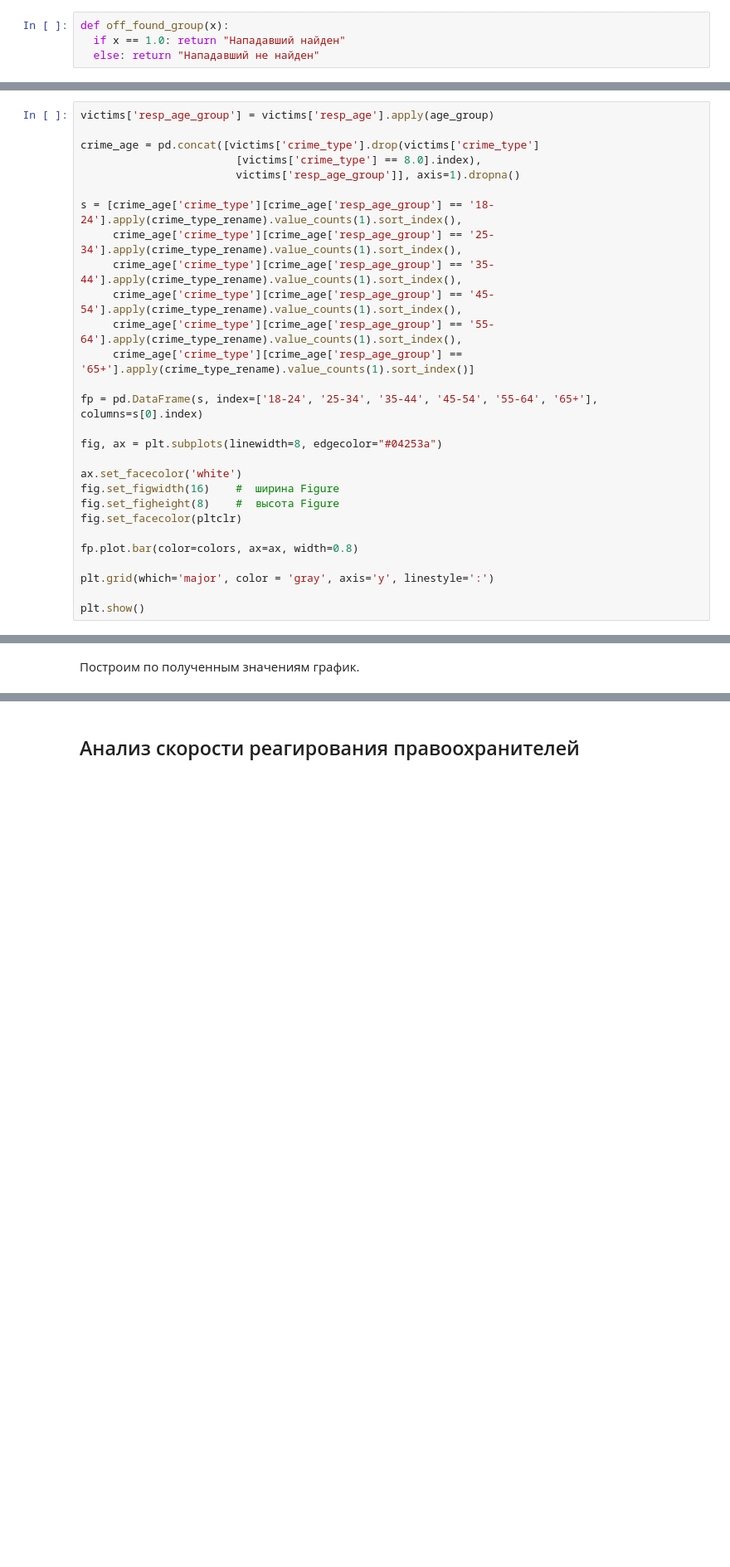
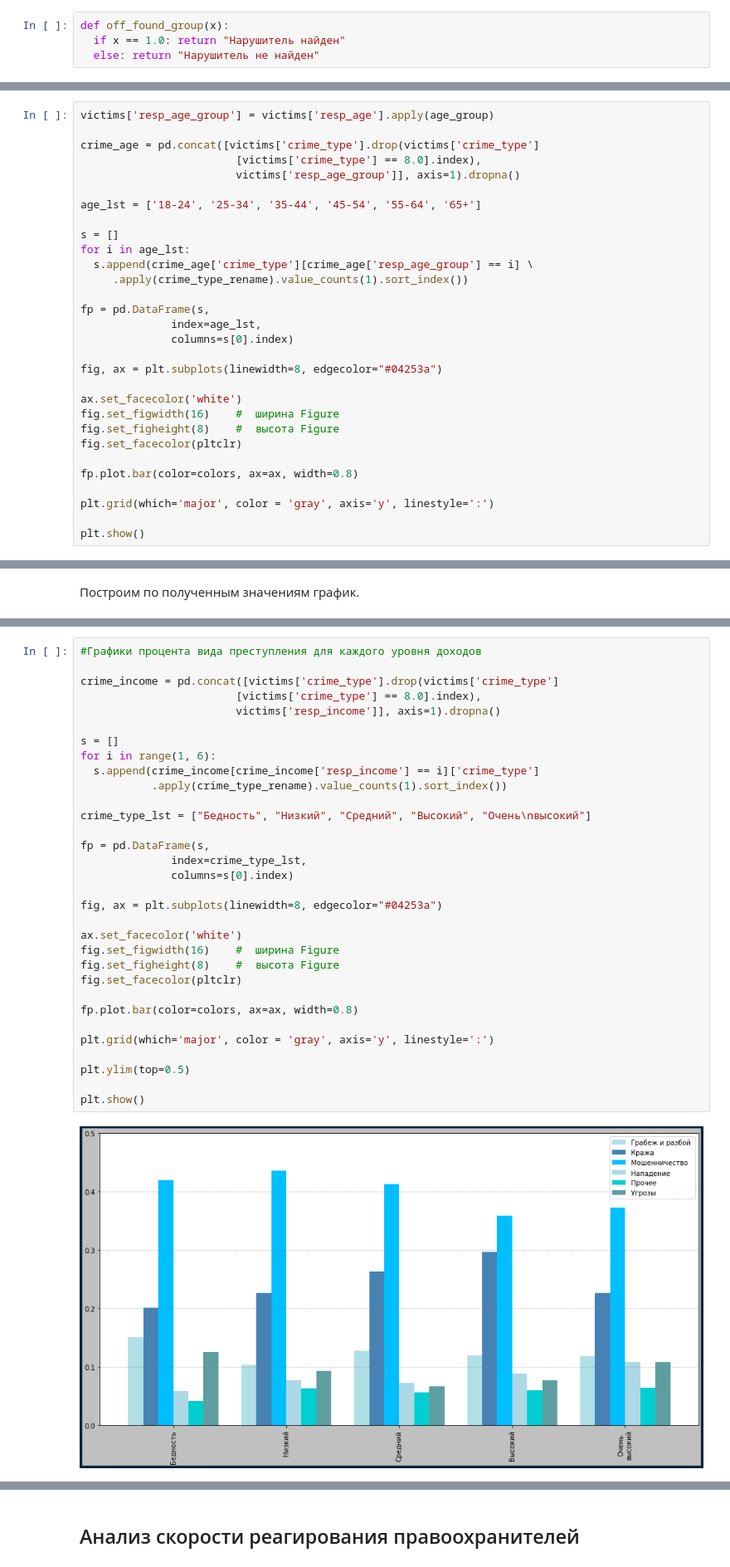
Before and after one commit to litosha/sirius, a Jupyter notebook: Анализ.ipynb, the cells around one changed output, grey strips where cells are left out. Shown at 83% size. Cells and saved outputs as stored; diff of their text form; blank space fills up the shorter version.

```diff
--- a/Анализ.ipynb
+++ b/Анализ.ipynb
@@ -299,8 +368,8 @@ plt.show()
 Создадим функцию для замены номера категории на её название
 # %%
 def off_found_group(x):
-  if x == 1.0: return "Нападавший найден"
-  else: return "Нападавший не найден"
+  if x == 1.0: return "Нарушитель найден"
+  else: return "Нарушитель не найден"
 # %% [markdown]
 Создадим необходимую выборку из датафрейма и определим, достаточен ли ее размер для последующего анализа
 # %%
@@ -619,14 +699,16 @@ crime_age = pd.concat([victims['crime_type'].drop(victims['crime_type']
                         [victims['crime_type'] == 8.0].index),
                         victims['resp_age_group']], axis=1).dropna()
 
-s = [crime_age['crime_type'][crime_age['resp_age_group'] == '18-24'].apply(crime_type_rename).value_counts(1).sort_index(),
-     crime_age['crime_type'][crime_age['resp_age_group'] == '25-34'].apply(crime_type_rename).value_counts(1).sort_index(),
-     crime_age['crime_type'][crime_age['resp_age_group'] == '35-44'].apply(crime_type_rename).value_counts(1).sort_index(),
-     crime_age['crime_type'][crime_age['resp_age_group'] == '45-54'].apply(crime_type_rename).value_counts(1).sort_index(),
-     crime_age['crime_type'][crime_age['resp_age_group'] == '55-64'].apply(crime_type_rename).value_counts(1).sort_index(),
-     crime_age['crime_type'][crime_age['resp_age_group'] == '65+'].apply(crime_type_rename).value_counts(1).sort_index()]
+age_lst = ['18-24', '25-34', '35-44', '45-54', '55-64', '65+']
 
-fp = pd.DataFrame(s, index=['18-24', '25-34', '35-44', '45-54', '55-64', '65+'], columns=s[0].index)
+s = []
+for i in age_lst:
+  s.append(crime_age['crime_type'][crime_age['resp_age_group'] == i] \
+     .apply(crime_type_rename).value_counts(1).sort_index())
+
+fp = pd.DataFrame(s,
+              index=age_lst,
+              columns=s[0].index)
 
 fig, ax = plt.subplots(linewidth=8, edgecolor="#04253a")
 
@@ -757,3 +805,37 @@ plt.grid(which='major', color = 'gray', axis='y', linestyle=':')
+# %%
+#Графики процента вида преступления для каждого уровня доходов
+
+crime_income = pd.concat([victims['crime_type'].drop(victims['crime_type']
+                        [victims['crime_type'] == 8.0].index),
+                        victims['resp_income']], axis=1).dropna()
+
+s = []
+for i in range(1, 6):
+  s.append(crime_income[crime_income['resp_income'] == i]['crime_type']
+           .apply(crime_type_rename).value_counts(1).sort_index())
+
+crime_type_lst = ["Бедность", "Низкий", "Средний", "Высокий", "Очень\nвысокий"]
+
+fp = pd.DataFrame(s,
+              index=crime_type_lst,
+              columns=s[0].index)
+
+fig, ax = plt.subplots(linewidth=8, edgecolor="#04253a")
+
+ax.set_facecolor('white')
+fig.set_figwidth(16)    #  ширина Figure
+fig.set_figheight(8)    #  высота Figure
+fig.set_facecolor(pltclr)
+
+fp.plot.bar(color=colors, ax=ax, width=0.8)
+
+plt.grid(which='major', color = 'gray', axis='y', linestyle=':')
+
+plt.ylim(top=0.5)
+
+plt.show()
+# %% [output]
+[figure, added]
 # %% [markdown]
 **Вывод:**
 
```
Also changed, not shown: parts of 58 cells of this notebook.
